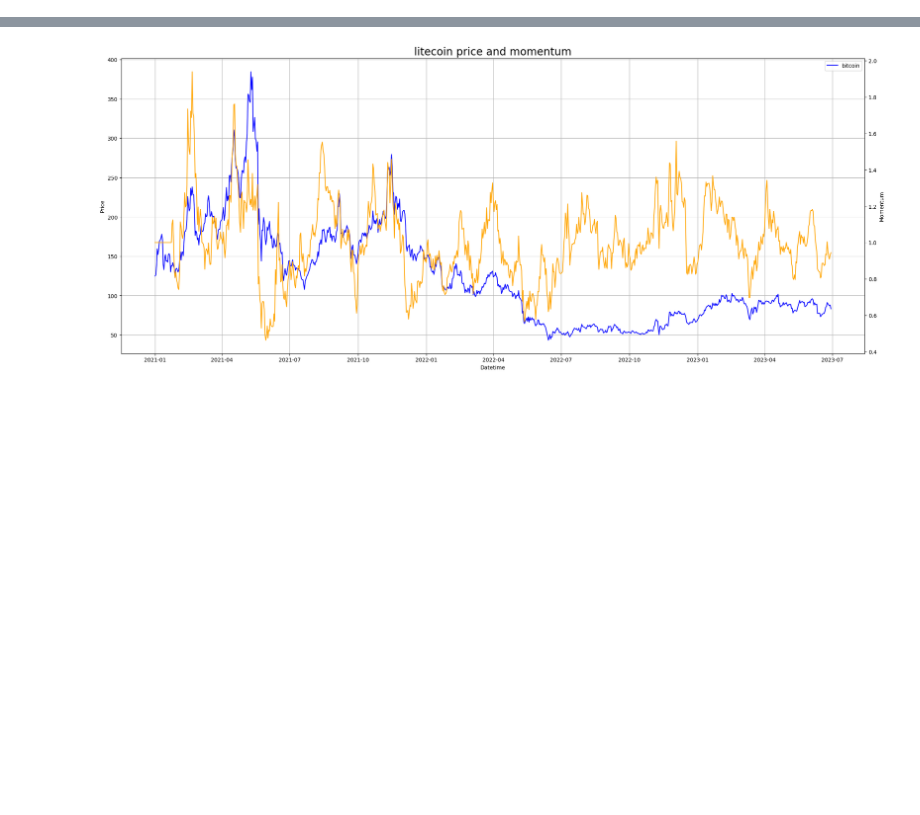
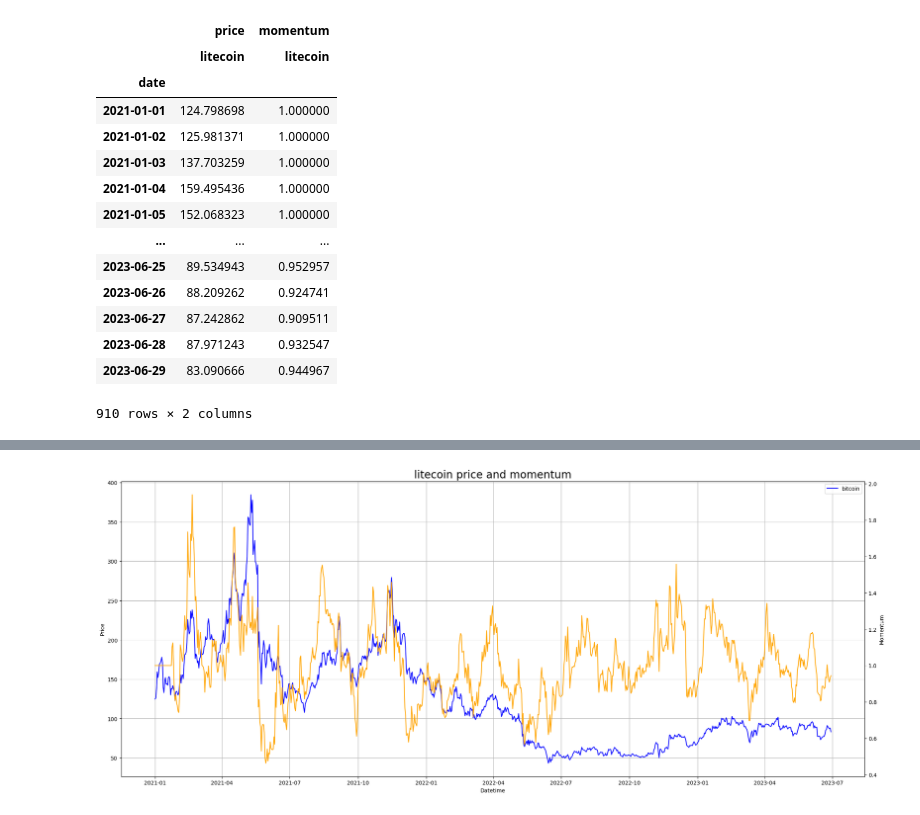
Before and after one commit to BaptisteZloch/Crypto-momentum-portfolios, a Jupyter notebook: src/crypto-momentum-market-timing.ipynb, the cells around one changed output, grey strips where cells are left out. Drawn from its saved outputs; the diff is of its cells as text; code cells hidden in the pictures; blank space fills up the shorter version.

Commit message:
data loader working well

```diff
--- a/src/crypto-momentum-market-timing.ipynb
+++ b/src/crypto-momentum-market-timing.ipynb
@@ -32,4 +35,21 @@ dl.assets
 # %%
 SYMBOL = "litecoin"
 
-df = dl.get_crypto([SYMBOL])
+df = dl.get_crypto([SYMBOL], data_frequency="daily",fields=["price","momentum"])
+df
+# %% [output]
+|  | price | momentum |
+|  | litecoin | litecoin |
+| date |  |  |
+| 2021-01-01 | 124.798698 | 1.000000 |
+| 2021-01-02 | 125.981371 | 1.000000 |
+| 2021-01-03 | 137.703259 | 1.000000 |
+| 2021-01-04 | 159.495436 | 1.000000 |
+| 2021-01-05 | 152.068323 | 1.000000 |
+| ... | ... | ... |
+| 2023-06-25 | 89.534943 | 0.952957 |
+| 2023-06-26 | 88.209262 | 0.924741 |
+| 2023-06-27 | 87.242862 | 0.909511 |
+| 2023-06-28 | 87.971243 | 0.932547 |
+| 2023-06-29 | 83.090666 | 0.944967 |
+910 rows × 2 columns
```
Also changed, not shown: parts of 6 cells of this notebook, 4 other files.
